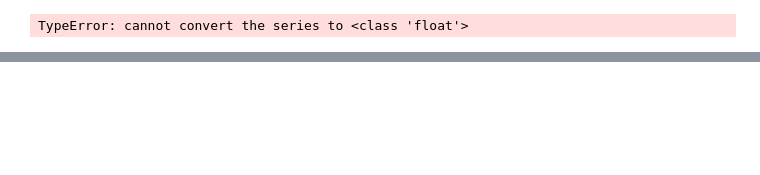
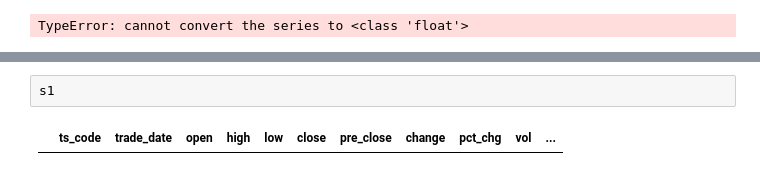
Before and after one commit to Victor-es/OnlineEdit, a Jupyter notebook: StockAnalyzer.ipynb, the cells around one changed output, grey strips where cells are left out. Drawn from its saved outputs; the diff is of its cells as text; blank space fills up the shorter version.

```diff
--- a/StockAnalyzer.ipynb
+++ b/StockAnalyzer.ipynb
@@ -83,0 +89,4 @@ TypeError: cannot convert the series to <class 'float'>
+# %%
+s1
+# %% [output]
+|  | ts_code | trade_date | open | high | low | close | pre_close | change | pct_chg | vol | ... |
```
Also changed, not shown: parts of 4 cells of this notebook.
